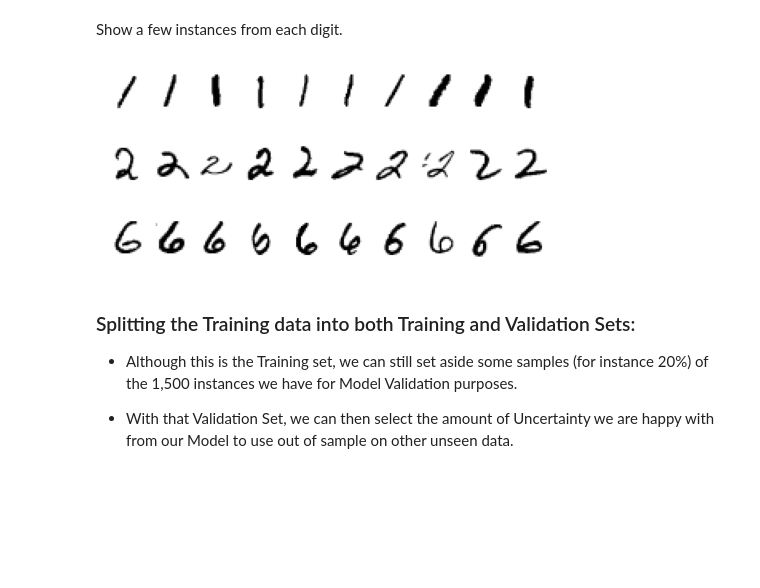
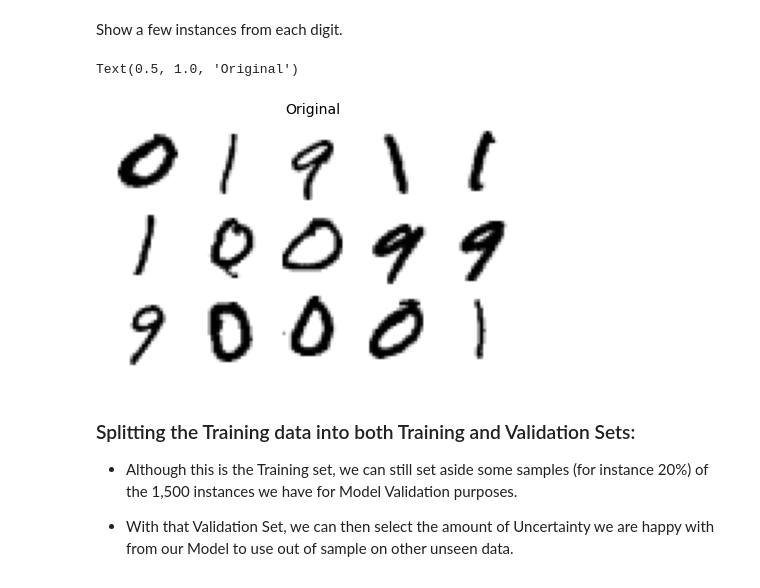
Before and after one commit to M-McKegney/UL_ET5003_Etivity1_2021, a Jupyter notebook: ET5003_Etivity1_MichaelMcKegney_20149743.ipynb, the cells around one changed output. Cells and saved outputs as stored; diff of their text form; code cells hidden in the pictures; blank space fills up the shorter version.

```diff
--- a/ET5003_Etivity1_MichaelMcKegney_20149743.ipynb
+++ b/ET5003_Etivity1_MichaelMcKegney_20149743.ipynb
@@ -310,27 +310,29 @@ Show a few instances from each digit.
 #X_train.shape
 #y_train.shape
 # %%
-num_inst_to_plot = 10
+# num_inst_to_plot = 10
 
-loop_counter = 0
+# loop_counter = 0
 
-for each_class in classes:
-  plt.figure(figsize=(8,8))
-  plot_digits(X_train[(loop_counter*inst_class):((loop_counter*inst_class)+num_inst_to_plot)],10)
-  plt.show
-  loop_counter += 1
+# for each_class in classes:
+#   plt.figure(figsize=(8,8))
+#   plot_digits(X_train[(loop_counter*inst_class):((loop_counter*inst_class)+num_inst_to_plot)],10)
+#   plt.show
+#   loop_counter += 1
 
 
+# Show a few instances from each Digit:
+plt.figure(figsize=(7.5,7.5))
+
 # Selecting a few label indices from each of the 3 classes to show:
+label_indices = np.random.choice(len(X_train),15,replace=False)
 
-############################################################################################# Commented for now.
-# # Plotting 'original' image
-# plot_digits(X_train[label_indices,:],images_per_row=9)
-# plt.title("Original", fontsize=14)
+# Plotting 'original' image
+plot_digits(X_train[label_indices,:],images_per_row=5)
+plt.title("Original", fontsize=14)
 # %% [output]
+Text(0.5, 1.0, 'Original')
-[figure, old version]
+[figure, new version]
-[figure, removed]
-[figure, removed]
 # %% [markdown]
 ###  Splitting the Training data into both Training and Validation Sets:
 
```
Also changed, not shown: parts of 27 cells of this notebook.
